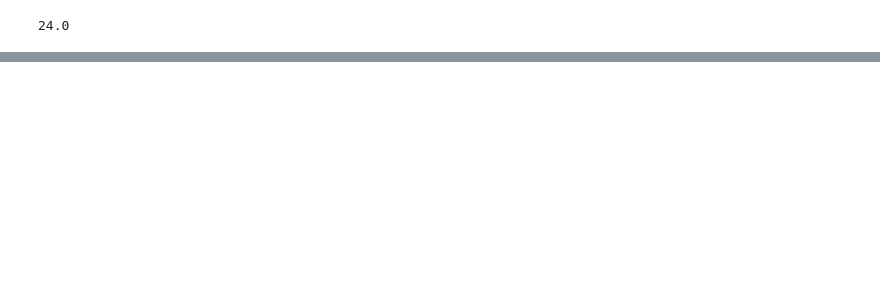
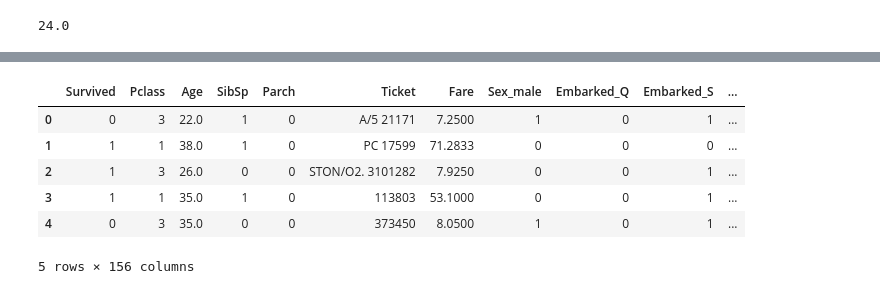
Before and after one commit to magubane94/Integrated_Project, a Jupyter notebook: Titanic.ipynb, the cells around one changed output, grey strips where cells are left out. Drawn from its saved outputs; the diff is of its cells as text; code cells hidden in the pictures; blank space fills up the shorter version.

```diff
--- a/Titanic.ipynb
+++ b/Titanic.ipynb
@@ -117,0 +142,2 @@ train_df['Age'].mode()[0]
+# %%
+train_df['Cabin'].fillna(cabin_mode, inplace = True)
@@ -117,0 +166,5 @@ train_df['Age'].mode()[0]
+# %%
+#We do not PassengerID and Name because they are insignifant in determining the survival of an individual
+train_df.drop(['PassengerId','Name'], axis = 1, inplace = True )
+# %%
+df_clean = train_df
@@ -117,0 +183,12 @@ train_df['Age'].mode()[0]
+# %%
+df_clean = pd.get_dummies(df_clean,columns =['Sex','Embarked','Cabin'], drop_first = True)
+# %%
+df_clean.head()
+# %% [output]
+|  | Survived | Pclass | Age | SibSp | Parch | Ticket | Fare | Sex_male | Embarked_Q | Embarked_S | ... |
+| 0 | 0 | 3 | 22.0 | 1 | 0 | A/5 21171 | 7.2500 | 1 | 0 | 1 | ... |
+| 1 | 1 | 1 | 38.0 | 1 | 0 | PC 17599 | 71.2833 | 0 | 0 | 0 | ... |
+| 2 | 1 | 3 | 26.0 | 0 | 0 | STON/O2. 3101282 | 7.9250 | 0 | 0 | 1 | ... |
+| 3 | 1 | 1 | 35.0 | 1 | 0 | 113803 | 53.1000 | 0 | 0 | 1 | ... |
+| 4 | 0 | 3 | 35.0 | 0 | 0 | 373450 | 8.0500 | 1 | 0 | 1 | ... |
+5 rows × 156 columns
```
Also changed, not shown: parts of 20 cells of this notebook.
